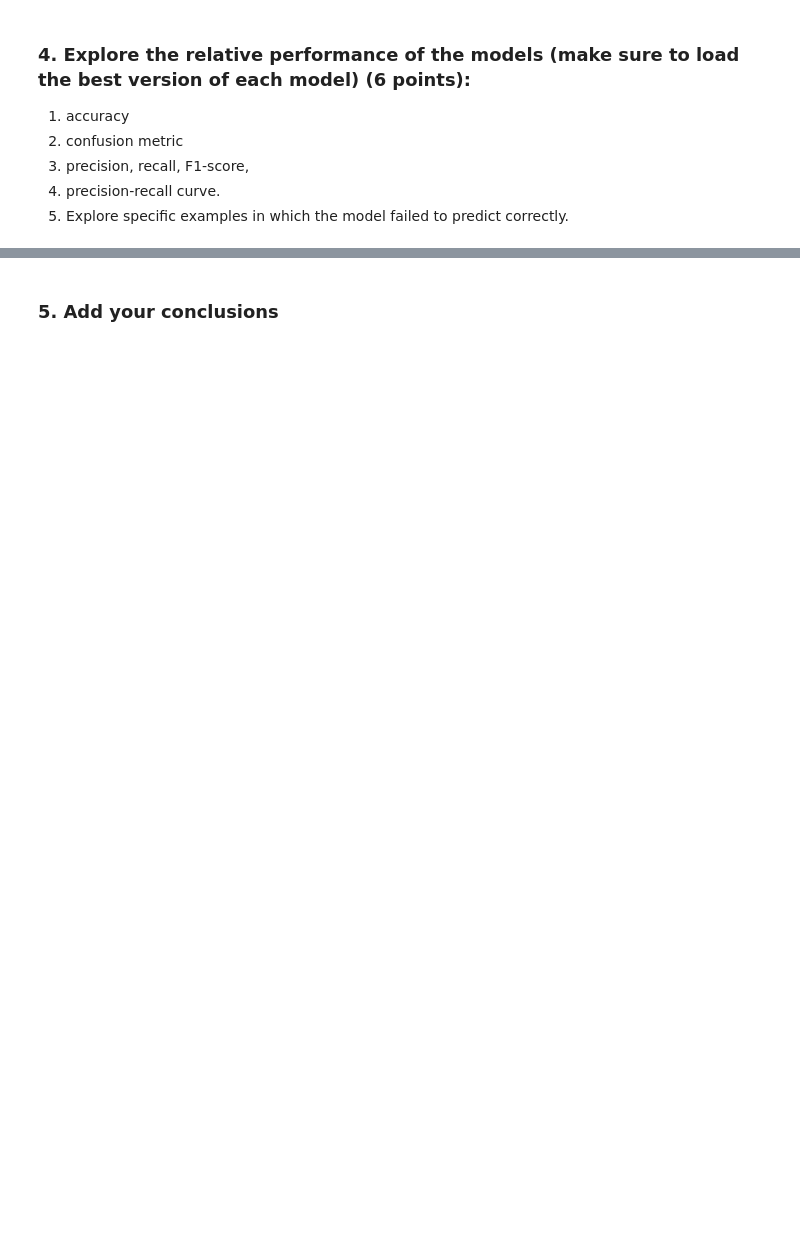
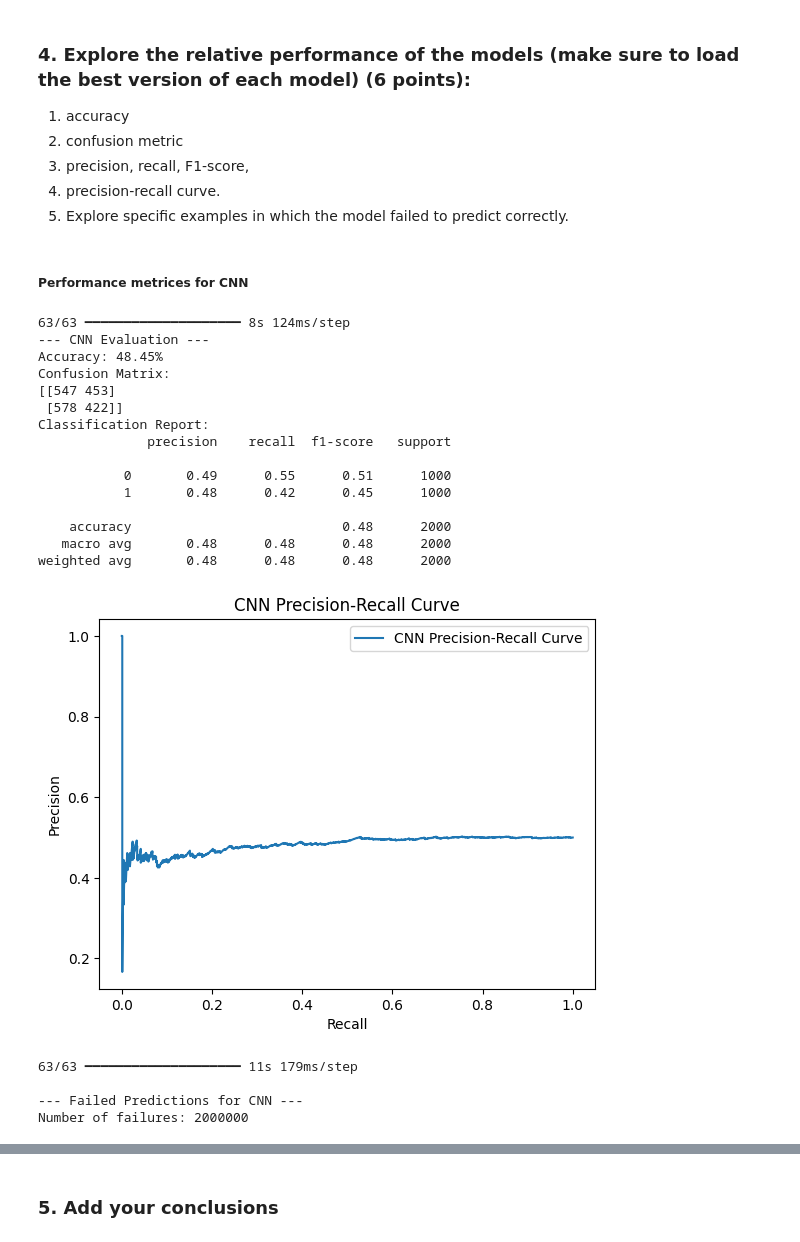
Before and after one commit to khushbunlad/CSCN8010-labs, a Jupyter notebook: PracticalLab3.ipynb, the cells around one changed output, grey strips where cells are left out. Drawn from its saved outputs; the diff is of its cells as text; code cells hidden in the pictures; blank space fills up the shorter version.

```diff
--- a/PracticalLab3.ipynb
+++ b/PracticalLab3.ipynb
@@ -432,0 +487,31 @@ plt.show()
+# %% [markdown]
+##### Performance metrices for CNN
+# %%
+
+# Evaluate CNN model
+test_model_cnn = keras.models.load_model("./models/convnet_from_scratch.keras")
+cnn_results = evaluate_model(test_model_cnn, test_dataset, model_name="CNN")
+
+# Analyze specific failures
+analyze_failures(test_model_cnn, test_dataset, model_name="CNN")
+# %% [output]
+63/63 ━━━━━━━━━━━━━━━━━━━━ 8s 124ms/step
+--- CNN Evaluation ---
+Accuracy: 48.45%
+Confusion Matrix:
+[[547 453]
+ [578 422]]
+Classification Report:
+              precision    recall  f1-score   support
+
+           0       0.49      0.55      0.51      1000
+           1       0.48      0.42      0.45      1000
+
+    accuracy                           0.48      2000
+   macro avg       0.48      0.48      0.48      2000
+weighted avg       0.48      0.48      0.48      2000
+[figure, added]
+63/63 ━━━━━━━━━━━━━━━━━━━━ 11s 179ms/step
+
+--- Failed Predictions for CNN ---
+Number of failures: 2000000
```
Also changed, not shown: parts of 16 cells of this notebook, 2 other files.
